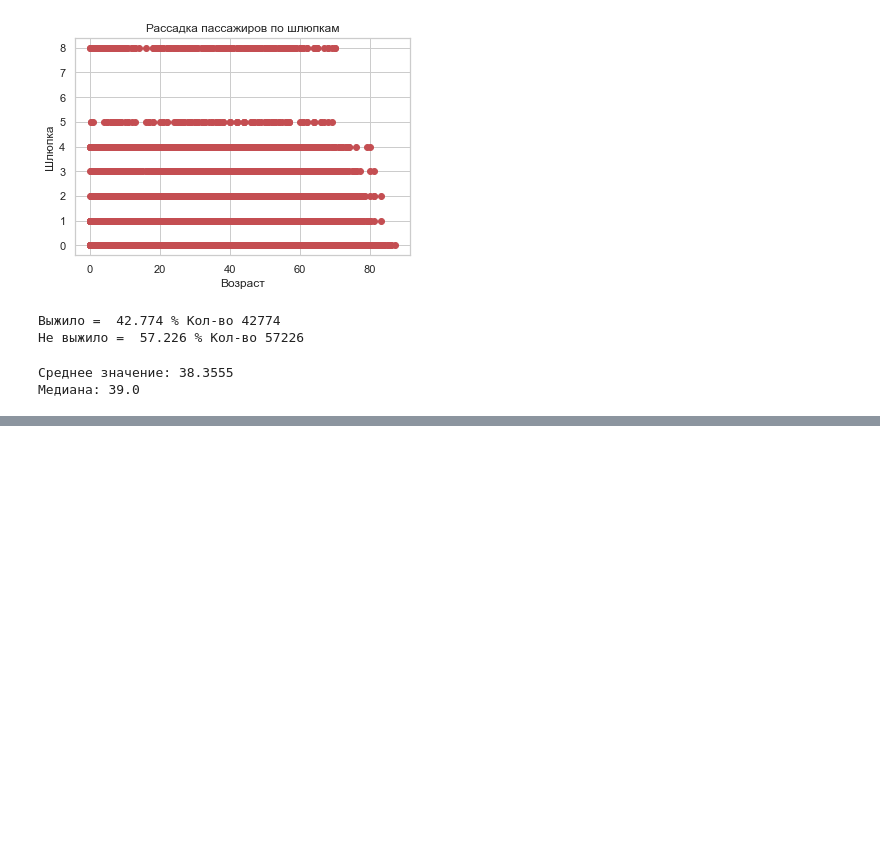
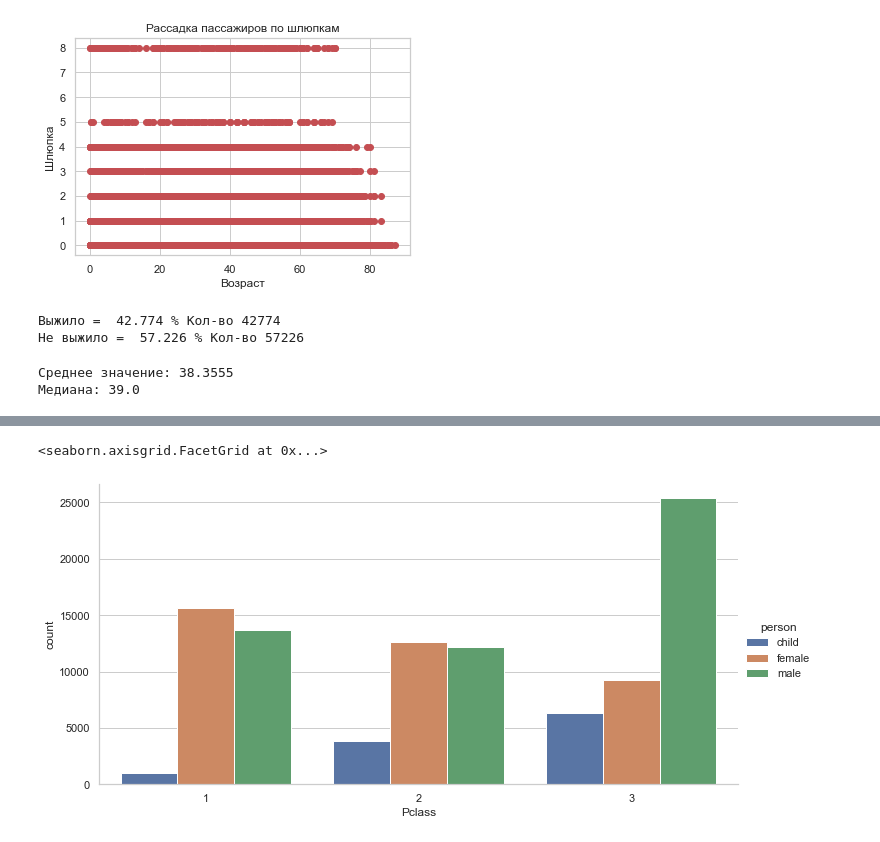
Before and after one commit to Sergo448/rolling-scopes-school-AI-MachineLearning, a Jupyter notebook: Sergo448_2_task.ipynb, the cells around one changed output, grey strips where cells are left out. Cells and saved outputs as stored; diff of their text form; code cells hidden in the pictures; blank space fills up the shorter version.

```diff
--- a/Sergo448_2_task.ipynb
+++ b/Sergo448_2_task.ipynb
@@ -306,0 +354,20 @@ g.plot_marginals(sns.histplot, color="#03051A", alpha=1, bins=25)
+# %%
+data_1['Parch'].dtype, data_1['SibSp'].dtype, len(data_1.Cabin.dropna())
+
+
+
+
+# Create a function to define those who are children (less than 16)
+def male_female_child(passenger):
+    age, sex = passenger
+
+    if age < 16:
+        return 'child'
+    else:
+        return sex
+
+
+data_1['person'] = data_1[['Age', 'Sex']].apply(male_female_child, axis=1)
+
+# Lets have a look at the first 10 rows of the data frame
+data_1[:10]
@@ -306,0 +405,12 @@ g.plot_marginals(sns.histplot, color="#03051A", alpha=1, bins=25)
+# %%
+# Lets do a factorplot of passengers splitted into sex, children and class
+sns.factorplot('Pclass',
+               data=data_1,
+               kind='count',
+               hue='person',
+               order=[1,2,3],
+               hue_order=['child','female','male'],
+               aspect=2)
+# %% [output]
+<seaborn.axisgrid.FacetGrid at 0x...>
+[figure, added]
```
Also changed, not shown: parts of 21 cells of this notebook, 1 other file.
